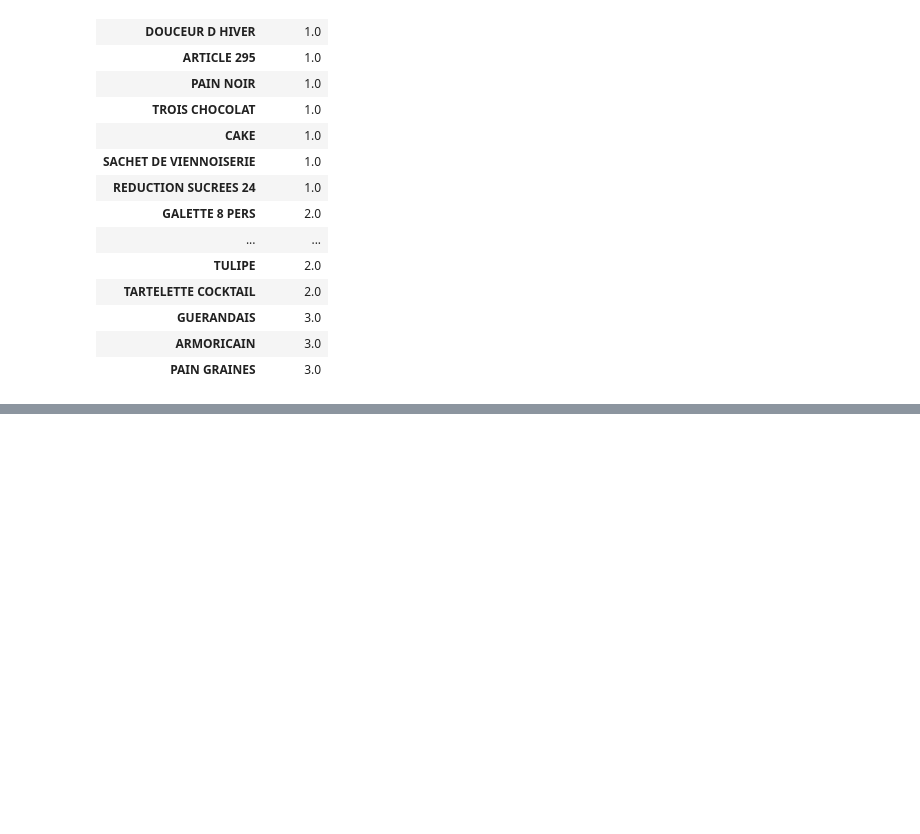
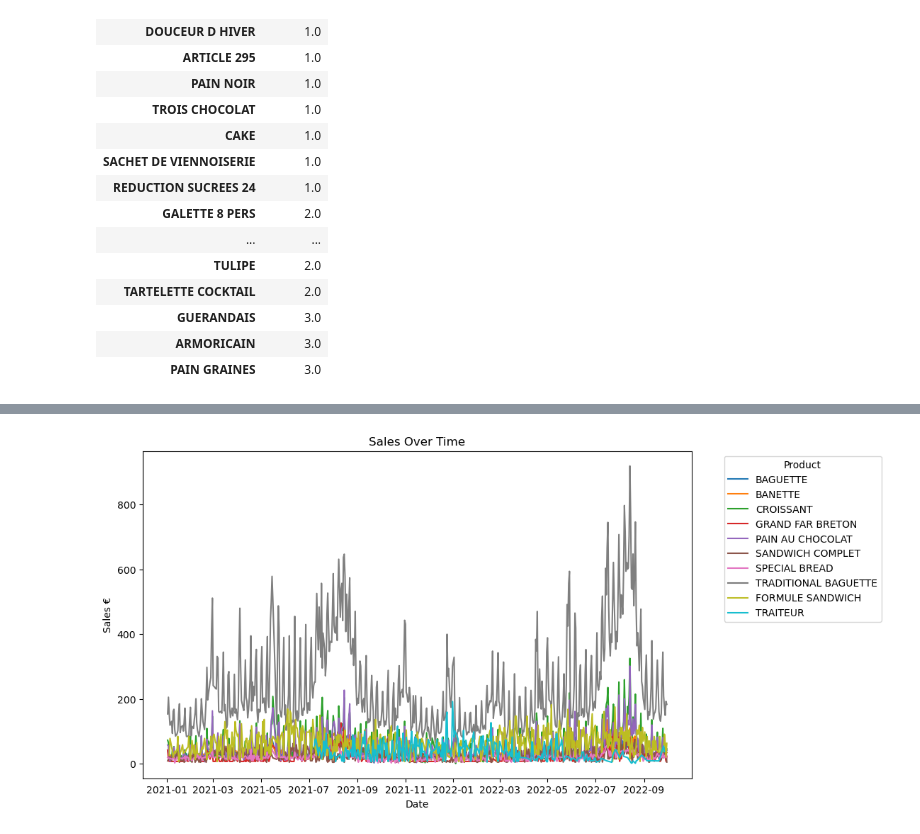
Before and after one commit to fedemaximovicz/BakerySales, a Jupyter notebook: bakery_sales.ipynb, the cells around one changed output, grey strips where cells are left out. Saved outputs shown, nothing was run; the diff lists cells and outputs as text; code cells hidden in the pictures; blank space fills up the shorter version.

```diff
--- a/bakery_sales.ipynb
+++ b/bakery_sales.ipynb
@@ -546,3 +668,9 @@ lowest_quantity.head(20)
 | GUERANDAIS | 3.0 |
 | ARMORICAIN | 3.0 |
 | PAIN GRAINES | 3.0 |
+# %%
+sales_by_product['sales_category'] = pd.qcut(
+    sales_by_product['total'],
+    q=[0, 0.2, 0.8, 1.0],
+    labels=['Low-Seller', 'Mid-Tier', 'Top-Seller']
+)
@@ -548,0 +700,3 @@ lowest_quantity.head(20)
+# %%
+best_selling_names = sales_by_product.head(10).index.to_list()
+best_selling_names
@@ -548,0 +714,3 @@ lowest_quantity.head(20)
+# %%
+best_selling_data = df[df['article'].isin(best_selling_names)]
+best_selling_data
@@ -548,0 +733,3 @@ lowest_quantity.head(20)
+# %%
+sales_over_time = best_selling_data.groupby(['date', 'article'])['total'].sum().reset_index()
+sales_over_time
@@ -548,0 +750,10 @@ lowest_quantity.head(20)
+# %%
+plt.figure(figsize=(10,6))
+sns.lineplot(data=sales_over_time, x='date', y='total', hue='article')
+plt.title('Sales Over Time')
+plt.xlabel('Date')
+plt.ylabel('Sales €')
+plt.legend(title='Product', bbox_to_anchor=(1.05, 1), loc='upper left')
+plt.show()
+# %% [output]
+[figure, added]
```
Also changed, not shown: parts of 27 cells of this notebook.
